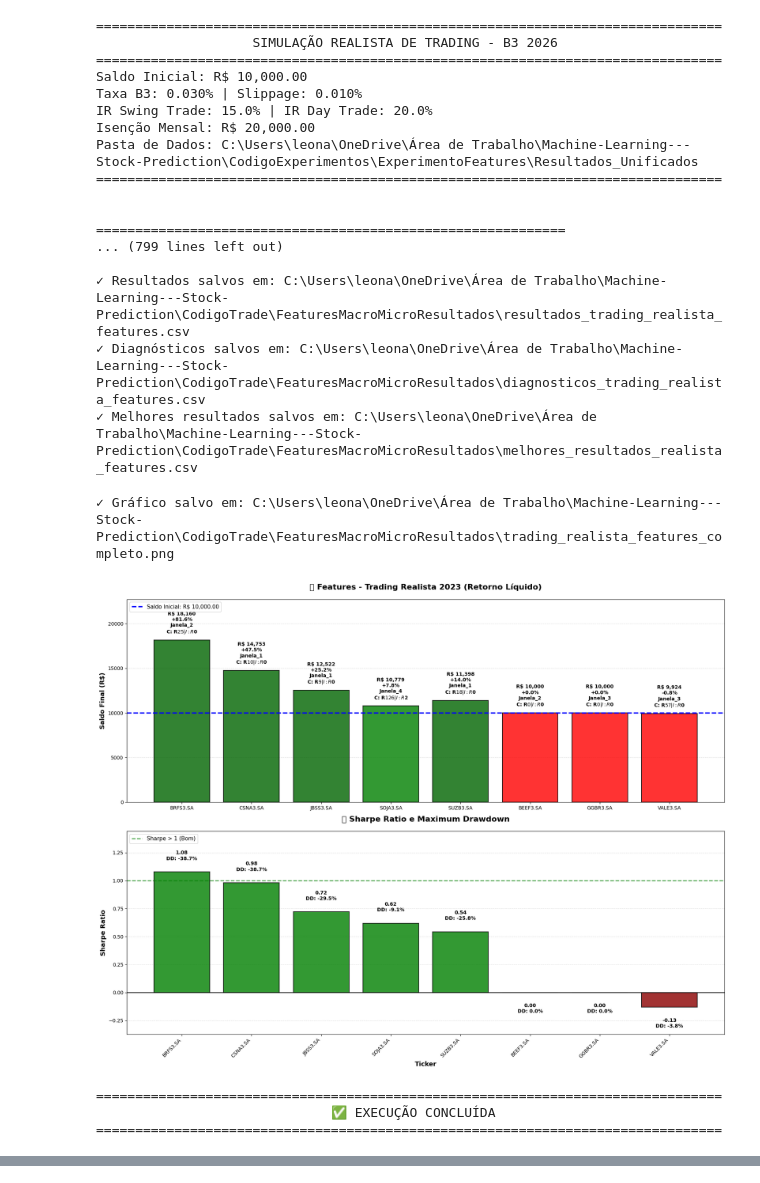
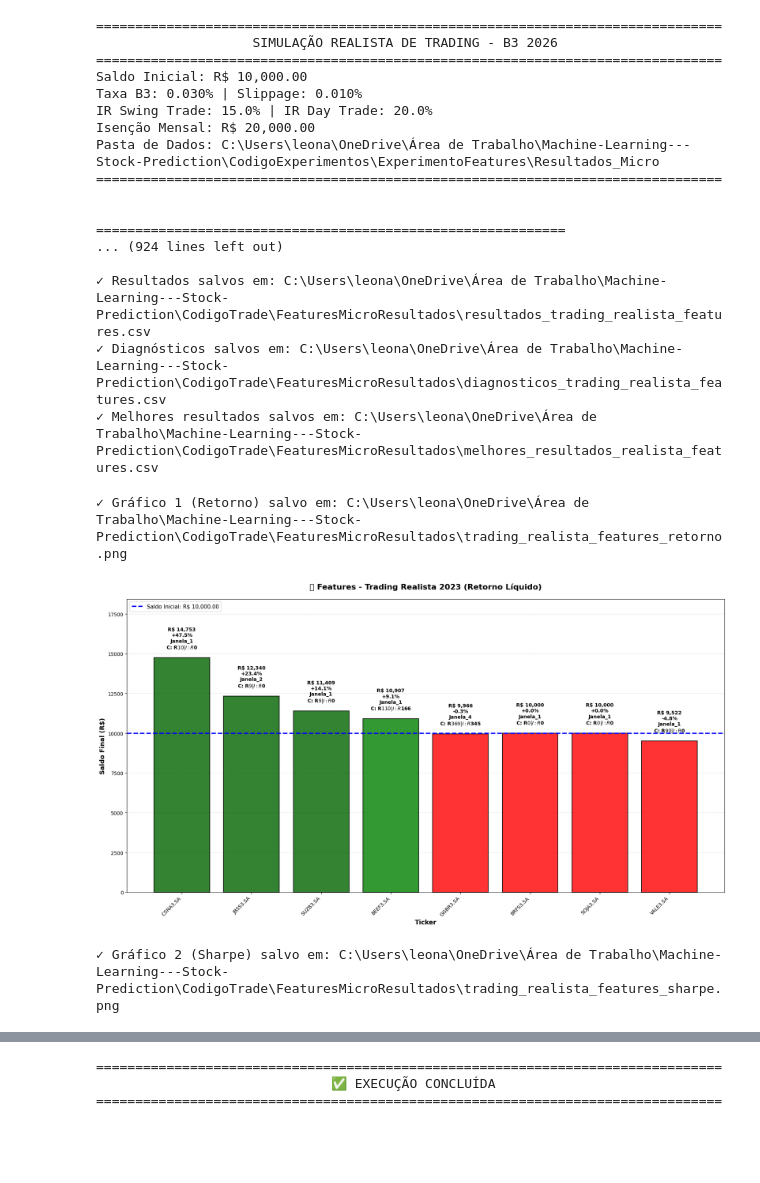
Before and after one commit to LeonardoRodriSilva/Machine-Learning---Stock-Prediction, a Jupyter notebook: CodigoTrade/FeaturesV2.ipynb, the cells around one changed output, grey strips where cells are left out. Saved outputs shown, nothing was run; the diff lists cells and outputs as text; code cells hidden in the pictures; blank space fills up the shorter version.

```diff
--- a/CodigoTrade/FeaturesV2.ipynb
+++ b/CodigoTrade/FeaturesV2.ipynb
@@ -15,10 +15,10 @@ IR_DAY_TRADE = 0.20                   # 20%
 ISENCAO_VENDA_MENSAL = 20000          # R$ 20k
 
 # Diretório HIERÁRQUICO onde estão os arquivos de previsões (ALTERADO)
-input_dir = r"C:\Users\leona\OneDrive\Área de Trabalho\Machine-Learning---Stock-Prediction\CodigoExperimentos\ExperimentoFeatures\Resultados_Unificados"
+input_dir = r"C:\Users\leona\OneDrive\Área de Trabalho\Machine-Learning---Stock-Prediction\CodigoExperimentos\ExperimentoFeatures\Resultados_Micro"
 
 # Diretório onde os resultados serão salvos
-output_dir = r"C:\Users\leona\OneDrive\Área de Trabalho\Machine-Learning---Stock-Prediction\CodigoTrade\FeaturesMacroMicroResultados"
+output_dir = r"C:\Users\leona\OneDrive\Área de Trabalho\Machine-Learning---Stock-Prediction\CodigoTrade\FeaturesMicroResultados"
 os.makedirs(output_dir, exist_ok=True)
 
 transactions_dir = os.path.join(output_dir, "Transacoes")
@@ -517,40 +517,38 @@ if melhores_resultados:
                   fontsize=16, fontweight='bold', pad=20)
     ax2.set_xlabel('Ticker', fontsize=13, fontweight='bold')
     ax2.set_ylabel('Sharpe Ratio', fontsize=13, fontweight='bold')
     ax2.legend(fontsize=11, loc='upper left')
     ax2.grid(axis='y', alpha=0.4, linestyle='--')
     ax2.set_axisbelow(True)
     plt.xticks(rotation=45, ha='right')
     plt.tight_layout()
 
     grafico2_filepath = os.path.join(output_dir, "trading_realista_features_sharpe.png")
     plt.savefig(grafico2_filepath, dpi=300, bbox_inches='tight')
     print(f"✓ Gráfico 2 (Sharpe) salvo em: {grafico2_filepath}")
     plt.show()
 
 print("\n" + "="*80)
 print(" "*30 + "✅ EXECUÇÃO CONCLUÍDA")
 print("="*80)
 # %% [output]
 ================================================================================
                     SIMULAÇÃO REALISTA DE TRADING - B3 2026
 ================================================================================
 Saldo Inicial: R$ 10,000.00
 Taxa B3: 0.030% | Slippage: 0.010%
 IR Swing Trade: 15.0% | IR Day Trade: 20.0%
 Isenção Mensal: R$ 20,000.00
-Pasta de Dados: C:\Users\leona\OneDrive\Área de Trabalho\Machine-Learning---Stock-Prediction\CodigoExperimentos\ExperimentoFeatures\Resultados_Unificados
+Pasta de Dados: C:\Users\leona\OneDrive\Área de Trabalho\Machine-Learning---Stock-Prediction\CodigoExperimentos\ExperimentoFeatures\Resultados_Micro
 ================================================================================
 
 
 ============================================================
-... (799 lines left out)
+... (924 lines left out)
 
-✓ Resultados salvos em: C:\Users\leona\OneDrive\Área de Trabalho\Machine-Learning---Stock-Prediction\CodigoTrade\FeaturesMacroMicroResultados\resultados_trading_realista_features.csv
-✓ Diagnósticos salvos em: C:\Users\leona\OneDrive\Área de Trabalho\Machine-Learning---Stock-Prediction\CodigoTrade\FeaturesMacroMicroResultados\diagnosticos_trading_realista_features.csv
-✓ Melhores resultados salvos em: C:\Users\leona\OneDrive\Área de Trabalho\Machine-Learning---Stock-Prediction\CodigoTrade\FeaturesMacroMicroResultados\melhores_resultados_realista_features.csv
+✓ Resultados salvos em: C:\Users\leona\OneDrive\Área de Trabalho\Machine-Learning---Stock-Prediction\CodigoTrade\FeaturesMicroResultados\resultados_trading_realista_features.csv
+✓ Diagnósticos salvos em: C:\Users\leona\OneDrive\Área de Trabalho\Machine-Learning---Stock-Prediction\CodigoTrade\FeaturesMicroResultados\diagnosticos_trading_realista_features.csv
+✓ Melhores resultados salvos em: C:\Users\leona\OneDrive\Área de Trabalho\Machine-Learning---Stock-Prediction\CodigoTrade\FeaturesMicroResultados\melhores_resultados_realista_features.csv
-✓ Gráfico salvo em: C:\Users\leona\OneDrive\Área de Trabalho\Machine-Learning---Stock-Prediction\CodigoTrade\FeaturesMacroMicroResultados\trading_realista_features_completo.png
+✓ Gráfico 1 (Retorno) salvo em: C:\Users\leona\OneDrive\Área de Trabalho\Machine-Learning---Stock-Prediction\CodigoTrade\FeaturesMicroResultados\trading_realista_features_retorno.png
-[figure, old version]
+[figure, new version]
-================================================================================
-                              ✅ EXECUÇÃO CONCLUÍDA
-================================================================================
+✓ Gráfico 2 (Sharpe) salvo em: C:\Users\leona\OneDrive\Área de Trabalho\Machine-Learning---Stock-Prediction\CodigoTrade\FeaturesMicroResultados\trading_realista_features_sharpe.png
@@ -556,0 +556,3 @@ Pasta de Dados: C:\Users\leona\OneDrive\Área de Trabalho\Machine-Learning---Sto
+================================================================================
+                              ✅ EXECUÇÃO CONCLUÍDA
+================================================================================
```
Also changed, not shown: parts of 1 cell of this notebook.
